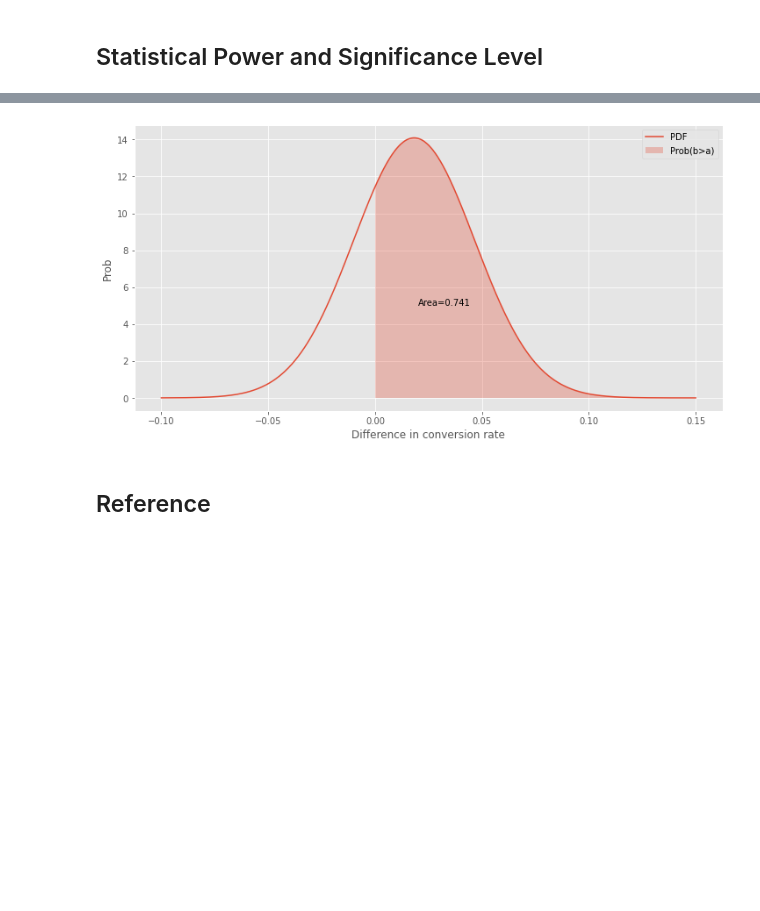
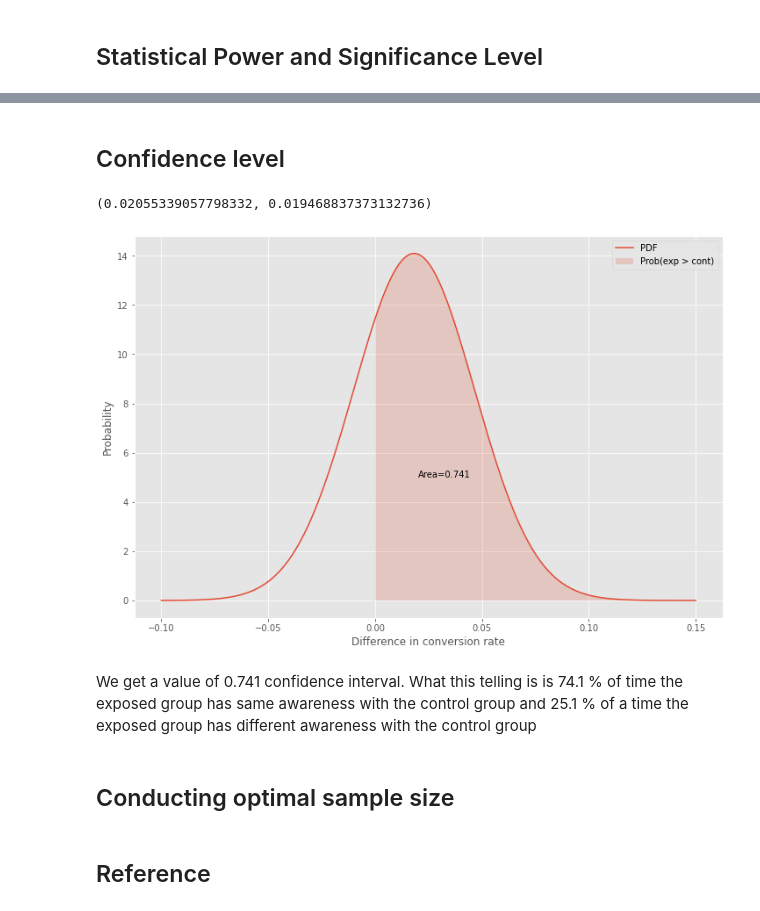
Before and after one commit to eandualem/ABTesting, a Jupyter notebook: notebooks/classical-ab-testing.ipynb, the cells around one changed output, grey strips where cells are left out. Drawn from its saved outputs; the diff is of its cells as text; code cells hidden in the pictures; blank space fills up the shorter version.

```diff
--- a/notebooks/classical-ab-testing.ipynb
+++ b/notebooks/classical-ab-testing.ipynb
@@ -390,24 +385,30 @@ abplot(
+# %% [markdown]
+## Confidence level
+# %%
+std_cont = np.sqrt(cont_rate * (1 - cont_rate) / cont_total)
+std_exp = np.sqrt(exp_rate * (1 - exp_rate) / exp_total)
+std_cont, std_exp
+# %% [output]
+(0.02055339057798332, 0.019468837373132736)
 # %%
-def ab_confidence_plot(c_total, e_total, bcr, d_hat):
-    std_a = np.sqrt(bcr * (1 - bcr) / c_total)
-    std_b = np.sqrt((bcr+d_hat) * (1 - (bcr+d_hat)) / e_total)
-    p = scs.norm(d_hat, np.sqrt(std_a**2 + std_b**2))
-    x = np.linspace(-0.1, 0.15, 1000)
-    y = p.pdf(x)
-    area_under_curve = p.sf(0)
-
-    plt.subplots(figsize=(12, 6))
-    plt.plot(x, y, label="PDF")
-    plt.fill_between(x, 0, y, where=x > 0, label="Prob(b>a)", alpha=0.3)
-    plt.annotate(f"Area={area_under_curve:0.3f}", (0.02, 5))
-    plt.legend()
-    plt.xlabel("Difference in conversion rate")
-    plt.ylabel("Prob")
-    plt.show()
+p = scs.norm(diff, np.sqrt(std_cont**2 + std_exp**2))
+x = np.linspace(-0.1, 0.15, 1000)
+y = p.pdf(x)
+area_under_curve = p.sf(0)
+plt.subplots(figsize=(12, 8))
+plt.plot(x, y, label="PDF")
+plt.fill_between(x, 0, y, where=x > 0, label="Prob(exp > cont)", alpha=0.2)
+plt.annotate(f"Area={area_under_curve:0.3f}", (0.02, 5))
+plt.legend()
+plt.xlabel("Difference in conversion rate")
+plt.ylabel("Probability")
+plt.show()
+# %% [output]
+[figure, added]
-# %%
-ab_confidence_plot(cont_total, exp_total, cont_rate, diff)
-# %% [output]
-[figure, removed]
+# %% [markdown]
+We get a value of 0.741 confidence interval. What this telling is is 74.1 % of time the exposed group has same awareness with the control group and 25.1 % of a time the exposed group has different awareness with the control group
+# %% [markdown]
+## Conducting optimal sample size
 # %% [markdown]
 ## Reference
 # %% [markdown]
```
Also changed, not shown: parts of 28 cells of this notebook, 2 other files.
